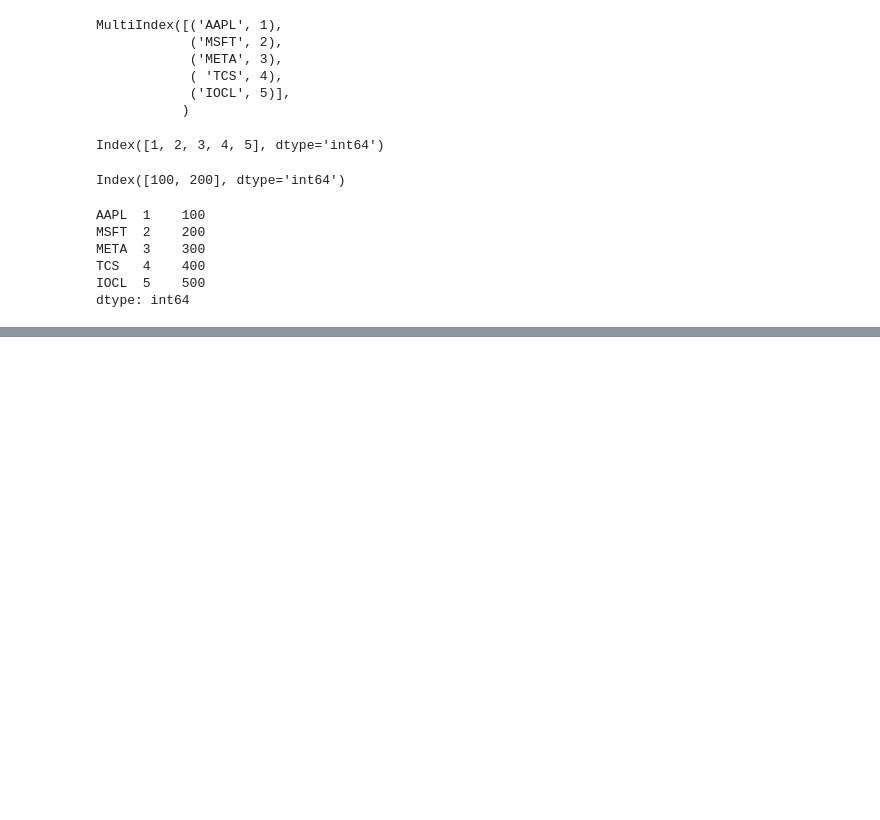
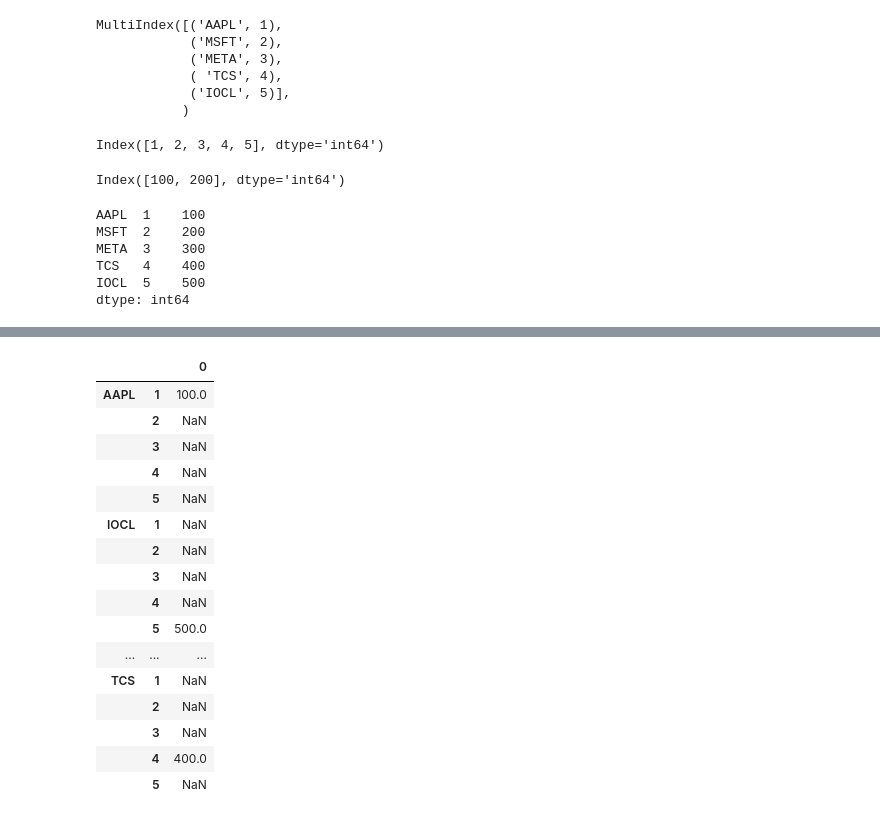
Before and after one commit to sumitkhera11/AI-Agentic-Trading-Bot, a Jupyter notebook: notebooks/Day_30_Multi_Index.ipynb, the cells around one changed output, grey strips where cells are left out. Cells and saved outputs as stored; diff of their text form; code cells hidden in the pictures; blank space fills up the shorter version.

```diff
--- a/notebooks/Day_30_Multi_Index.ipynb
+++ b/notebooks/Day_30_Multi_Index.ipynb
@@ -231,0 +233,8 @@ np.int64(200)
+# %%
+# creating a DataFrame  with multiindex object'
+# but in DataFrame top pe 0 aata hai
+m_ind_ser_df = pd.DataFrame([100,200,300,400,500],index=t_index)
+m_ind_ser_df
+m_ind_ser_df.loc["AAPL"]
+m_ind_ser_df.loc["AAPL",0]
+m_ind_ser_df.iloc[0,0]
@@ -231,0 +260,24 @@ np.int64(200)
+# %%
+# on dataframe
+m_ind_ser_df.unstack()
+
+# reverse of above
+m_ind_ser_df.unstack().stack()
+# %% [output]
+|  |  | 0 |
+| AAPL | 1 | 100.0 |
+|  | 2 | NaN |
+|  | 3 | NaN |
+|  | 4 | NaN |
+|  | 5 | NaN |
+| IOCL | 1 | NaN |
+|  | 2 | NaN |
+|  | 3 | NaN |
+|  | 4 | NaN |
+|  | 5 | 500.0 |
+| ... | ... | ... |
+| TCS | 1 | NaN |
+|  | 2 | NaN |
+|  | 3 | NaN |
+|  | 4 | 400.0 |
+|  | 5 | NaN |
```
Also changed, not shown: parts of 4 cells of this notebook, 16 other files.
